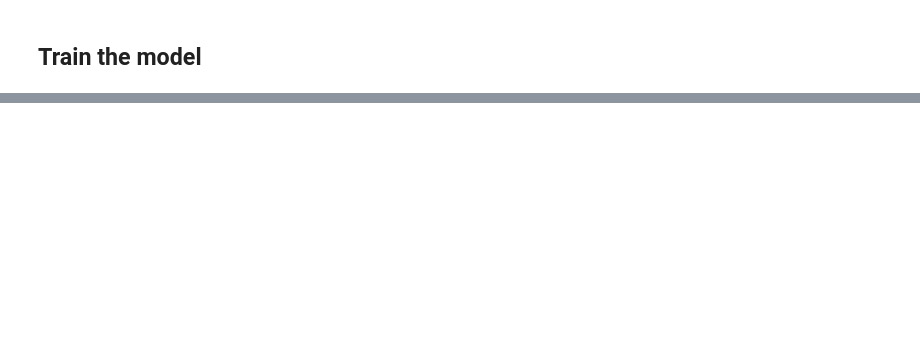
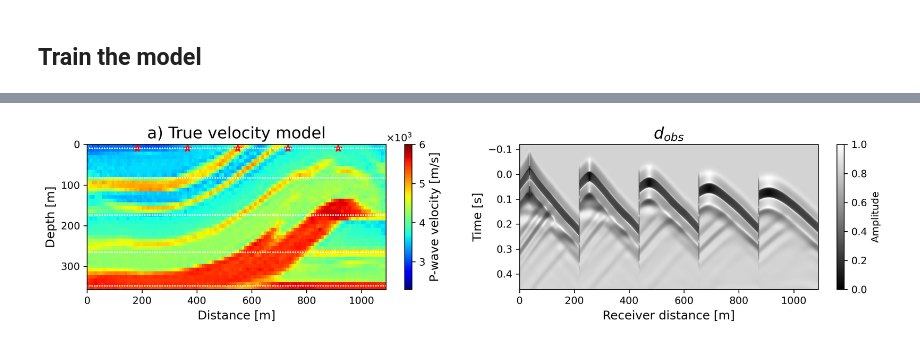
Before and after one commit to medicinely/fwi, a Jupyter notebook: 7_WGAN_GP_new_model.ipynb, the cells around one changed output, grey strips where cells are left out. Drawn from its saved outputs; the diff is of its cells as text; code cells hidden in the pictures; blank space fills up the shorter version.

```diff
--- a/7_WGAN_GP_new_model.ipynb
+++ b/7_WGAN_GP_new_model.ipynb
@@ -479,0 +487,91 @@ Time for epoch 9 is 429.0635139942169 sec
+# %%
+def disp_fwd(vel, d_obs):
+	plt.figure(figsize=(12,3), dpi=300)
+	plt.subplot(1,2,1)
+	plt.imshow(vel.reshape((nz,nx)),vmin=vmin,vmax=vmax,cmap='jet',extent=[ax[0],ax[-1],az[-1],az[0]], aspect='auto')
+	cbar = plt.colorbar()
+	cbar.formatter.set_useMathText(True)
+	cbar.formatter.set_scientific(True)
+	cbar.formatter.set_powerlimits((-1, 1))  # Adjust these limits as needed
+	cbar.update_ticks()
+	cbar.set_label("P-wave velocity [m/s]", fontsize=labelsize-4)
+	plt.scatter(dz*zxsrc[1,:],dx*zxsrc[0,:],marker='*',color='r',s=50,alpha=1,label="Source")
+	plt.scatter(dz*zxrec[1,:],dx*zxrec[0,:],marker='s',color='w',s=0.1,alpha=1,label="Receivers")
+	# plt.legend(loc='upper right',fontsize=labelsize-8)
+	plt.xlabel('Distance [m]', fontsize=labelsize-4)
+	plt.ylabel('Depth [m]', fontsize=labelsize-4)
+	plt.title("a) True velocity model",fontsize=labelsize)
+
+	plt.subplot(1,2,2)
+	seismic_data = tf.transpose(d_obs[0]).numpy()
+	ls = LightSource(azdeg=180, altdeg=45)
+	cmap = plt.cm.gist_earth
+	hillshaded = ls.hillshade(seismic_data, vert_exag=20, fraction=1.0)
+	plt.imshow(hillshaded, cmap='gray',
+						vmin=0,vmax=1,extent=[ax[0], ax[-1],at[-1], at[0]], aspect='auto')
+	# plt.imshow(seismic_data,cmap='bwr',vmin=-3,vmax=3,extent=[ax[0], ax[-1],at[-1], at[0]], aspect='auto')
+	cbar = plt.colorbar()
+	cbar.set_label("Amplitude")
+	plt.title("$d_{obs}$", fontsize=labelsize)
+	plt.xlabel('Receiver distance [m]', fontsize=labelsize-4)
+	plt.ylabel('Time [s]', fontsize=labelsize-4)
+	plt.tight_layout()
+	plt.show()
+
+
+# Initialize the model axis az, ax, at
+nz,nx,nt = 40,120,600
+# vmin,vmax = 1000,4500
+izsrc, ixsrc = [1], [nx//2]
+next = 100
+
+v_ref = cropped_images[30500,:,:,0].numpy()
+
+# vel   = vmod.readbin('../dataset/velocity/marm2_sel.dat',201,601)
+# # vel = vel[::4,::4][-40:,-140:-20]*1e3
+# vel = vel[::5,::5][1:,1:]*1e3
+# print(vel.shape)
+# vel = (vel - vel.min()) / (vel.max() - vel.min())
+# v_ref = vmin + vel*(vmax-vmin)
+
+# seed = tf.random.normal([num_examples_to_generate, dim_z])
+## np.save('../dataset/checkpoint/wgan_gp_1/seed0.npy', seed[9,:])
+seed = np.load('../dataset/checkpoint/wgan_gp_1/seed0.npy')
+seed = seed.reshape((1,100))
+Gz = generator(seed, training=False)
+Gz_i = inverse_norm(Gz[0,:,:,0],vmin,vmax)
+v_ref = Gz_i.numpy().flatten()
+
+print("Min velocity: %.2f " % v_ref.min()+" Max velocity %.2f" % v_ref.max())
+
+az, ax, at, next, wsrc, zxsrc = prop.defmodel(
+                      vmin=vmin, vmax=vmax, fmax=25, # key parameters
+                      nz=nz, nx=nx, nt=nt, # number of indices
+                      izsrc=izsrc, ixsrc=ixsrc,  # define source coordinates z, x
+                      ext=next)
+dz,dx,dt = az[1]-az[0],ax[1]-ax[0],at[1]-at[0]
+
+# Set sourse and receiver coordinates: shape=(2,nrec)
+nsrc = 5
+zxsrc = np.vstack((np.ones(nsrc),(np.arange(nsrc)+1)*nx//(nsrc+1))).astype(int)
+# zxrec = np.vstack((np.ones(nx), np.arange(0,nx))).astype(int) # Receivers everywhere at top
+nrec = 120
+zxrec = np.vstack((np.ones(nrec),(np.arange(nrec)+1)*nx//(nrec+1))).astype(int)
+zxrec1 = np.vstack((9*np.ones(nrec),(np.arange(nrec)+1)*nx//(nrec+1))).astype(int)
+zxrec = np.hstack((zxrec,zxrec1))
+zxrec1 = np.vstack((19*np.ones(nrec),(np.arange(nrec)+1)*nx//(nrec+1))).astype(int)
+zxrec = np.hstack((zxrec,zxrec1))
+zxrec1 = np.vstack((29*np.ones(nrec),(np.arange(nrec)+1)*nx//(nrec+1))).astype(int)
+zxrec = np.hstack((zxrec,zxrec1))
+zxrec1 = np.vstack((38*np.ones(nrec),(np.arange(nrec)+1)*nx//(nrec+1))).astype(int)
+zxrec = np.hstack((zxrec,zxrec1))
+
+nsrc = zxsrc.shape[1]
+d_obs = []
+for i in range(nsrc):
+  zxsrci = tf.expand_dims(zxsrc[:,i],-1)
+  p, d_obs_i = prop.prop2d(wsrc, zxsrci, zxrec, v_ref, at, az, ax, next, device)
+  d_obs.append(d_obs_i)
+
+disp_fwd(v_ref, d_obs)
+# %% [output]
@@ -479,0 +581 @@ Time for epoch 9 is 429.0635139942169 sec
+[figure, added]
```
Also changed, not shown: parts of 11 cells of this notebook.
